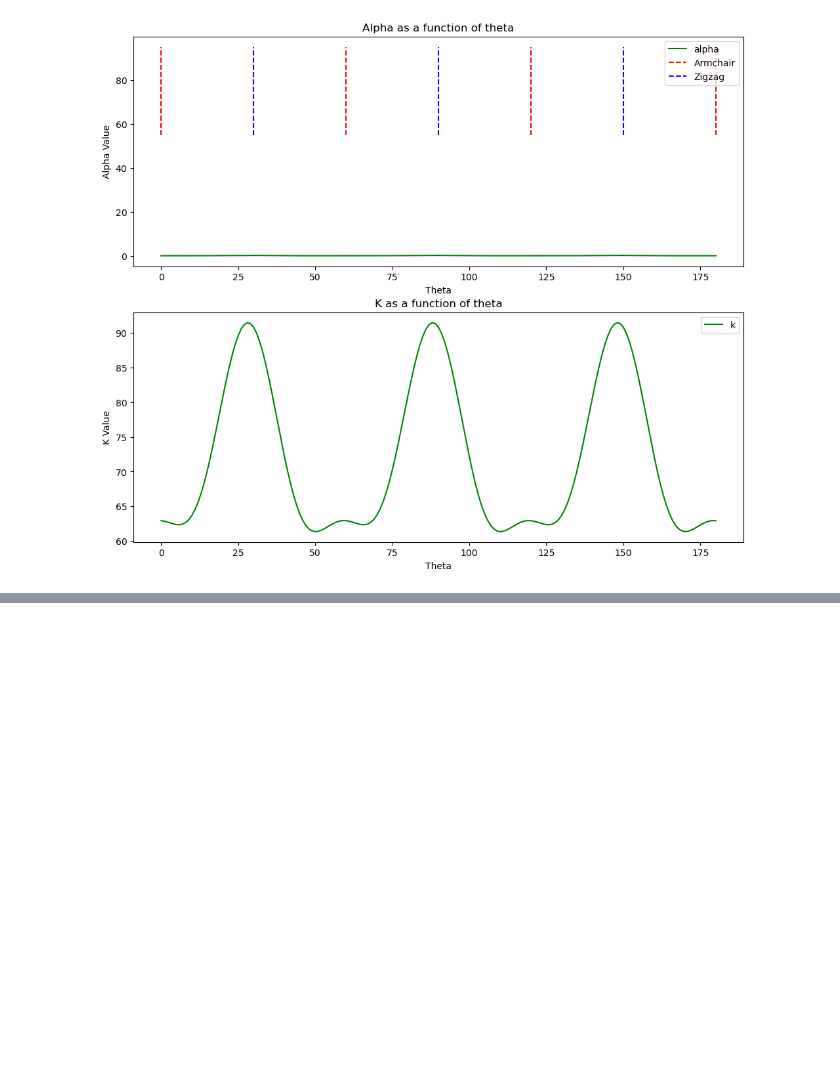
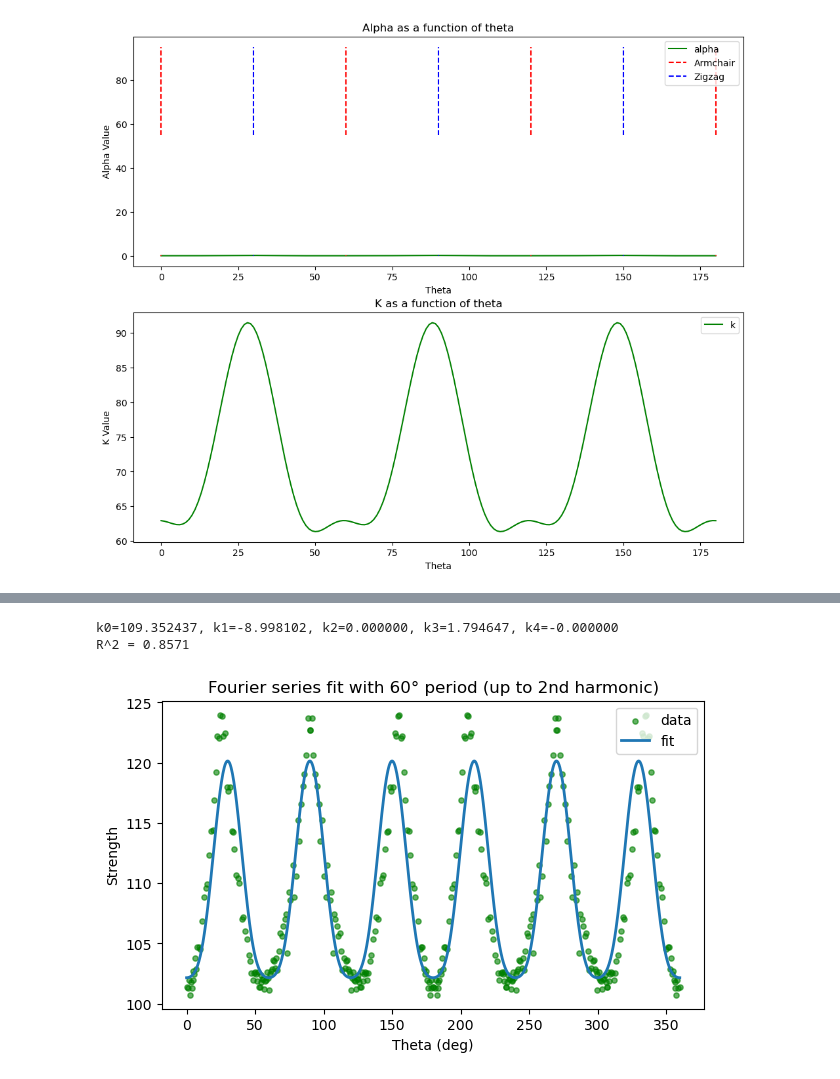
Before and after one commit to abon11/Graphene_Strength_Surface, a Jupyter notebook: sandbox.ipynb, the cells around one changed output, grey strips where cells are left out. Drawn from its saved outputs; the diff is of its cells as text; code cells hidden in the pictures; blank space fills up the shorter version.

```diff
--- a/sandbox.ipynb
+++ b/sandbox.ipynb
@@ -174,0 +257,57 @@ plt.show()
+# %%
+import numpy as np
+import matplotlib.pyplot as plt
+
+df = result.copy()
+theta = df["Theta"].to_numpy()           # degrees
+y = df["Strength_1"].to_numpy().astype(float)
+
+# Build design matrix
+omega = 2*np.pi*theta/60.0
+X = np.column_stack([
+    np.ones_like(omega),                 # k0
+    np.cos(omega),                       # k1
+    np.sin(omega),                       # k2
+    np.cos(2*omega),                     # k3
+    np.sin(2*omega)                      # k4
+])
+
+# Solve least squares: X @ k ≈ y
+k, *_ = np.linalg.lstsq(X, y, rcond=None)
+k0, k1, k2, k3, k4 = k
+print(f"k0={k0:.6f}, k1={k1:.6f}, k2={k2:.6f}, k3={k3:.6f}, k4={k4:.6f}")
+
+# R^2
+yhat = X @ k
+ss_res = np.sum((y - yhat)**2)
+ss_tot = np.sum((y - y.mean())**2)
+r2 = 1 - ss_res/ss_tot
+print(f"R^2 = {r2:.4f}")
+
+# Predictor
+def k_pred(theta_deg):
+    theta_deg = np.asarray(theta_deg)
+    w = 2*np.pi*theta_deg/60.0
+    Xq = np.column_stack([
+        np.ones_like(w),
+        np.cos(w),
+        np.sin(w),
+        np.cos(2*w),
+        np.sin(2*w)
+    ])
+    return Xq @ k
+
+# Plot fit
+grid = np.linspace(0, 360, 721)
+plt.figure(figsize=(7,4))
+plt.scatter(theta, y, s=14, alpha=0.6, c='g', label="data")
+plt.plot(grid, k_pred(grid), linewidth=2, label="fit")
+plt.xlabel("Theta (deg)")
+plt.ylabel("Strength")
+plt.title("Fourier series fit with 60° period (up to 2nd harmonic)")
+plt.legend()
+plt.show()
+# %% [output]
+k0=109.352437, k1=-8.998102, k2=0.000000, k3=1.794647, k4=-0.000000
+R^2 = 0.8571
+[figure, added]
```
Also changed, not shown: parts of 2 cells of this notebook.
